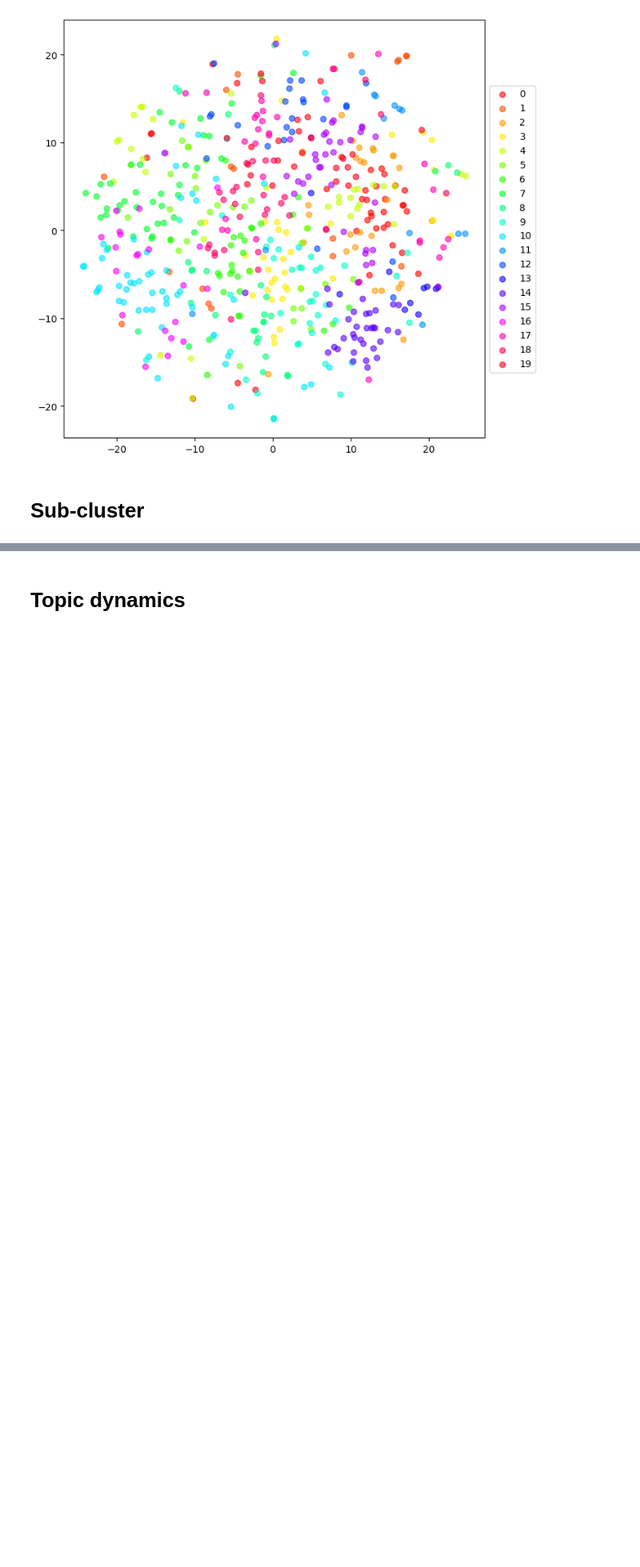
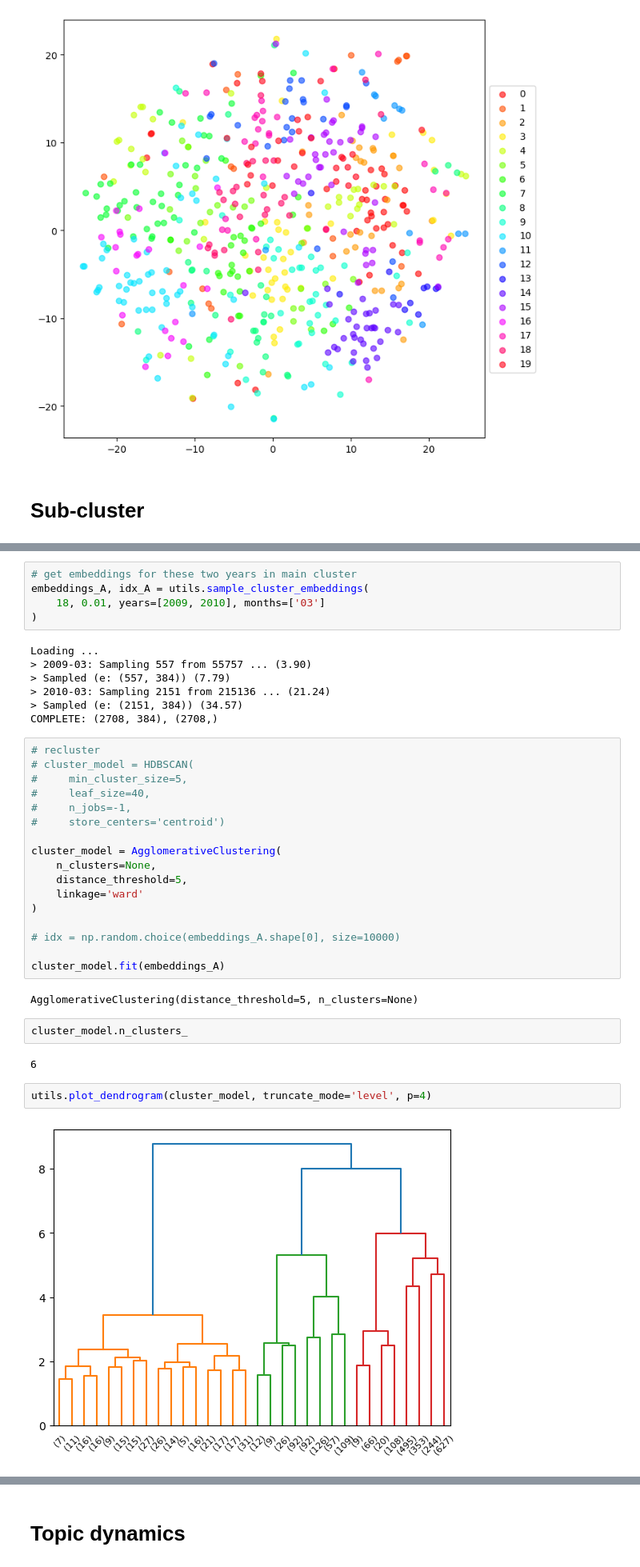
Before and after one commit to stmorse/reddit, a Jupyter notebook: analysis/sandbox1.ipynb, the cells around one changed output, grey strips where cells are left out. Shown at 80% size. Cells and saved outputs as stored; diff of their text form; blank space fills up the shorter version.

```diff
--- a/analysis/sandbox1.ipynb
+++ b/analysis/sandbox1.ipynb
@@ -115,0 +187,39 @@ plt.show()
+# %%
+# get embeddings for these two years in main cluster
+embeddings_A, idx_A = utils.sample_cluster_embeddings(
+    18, 0.01, years=[2009, 2010], months=['03']
+)
+# %% [output]
+Loading ...
+> 2009-03: Sampling 557 from 55757 ... (3.90)
+> Sampled (e: (557, 384)) (7.79)
+> 2010-03: Sampling 2151 from 215136 ... (21.24)
+> Sampled (e: (2151, 384)) (34.57)
+COMPLETE: (2708, 384), (2708,)
+# %%
+# recluster
+# cluster_model = HDBSCAN(
+#     min_cluster_size=5,
+#     leaf_size=40,
+#     n_jobs=-1,
+#     store_centers='centroid')
+
+cluster_model = AgglomerativeClustering(
+    n_clusters=None,
+    distance_threshold=5,
+    linkage='ward'
+)
+
+# idx = np.random.choice(embeddings_A.shape[0], size=10000)
+
+cluster_model.fit(embeddings_A)
+# %% [output]
+AgglomerativeClustering(distance_threshold=5, n_clusters=None)
+# %%
+cluster_model.n_clusters_
+# %% [output]
+6
+# %%
+utils.plot_dendrogram(cluster_model, truncate_mode='level', p=4)
+# %% [output]
+[figure, added]
```
Also changed, not shown: parts of 68 cells of this notebook, 4 other files.
